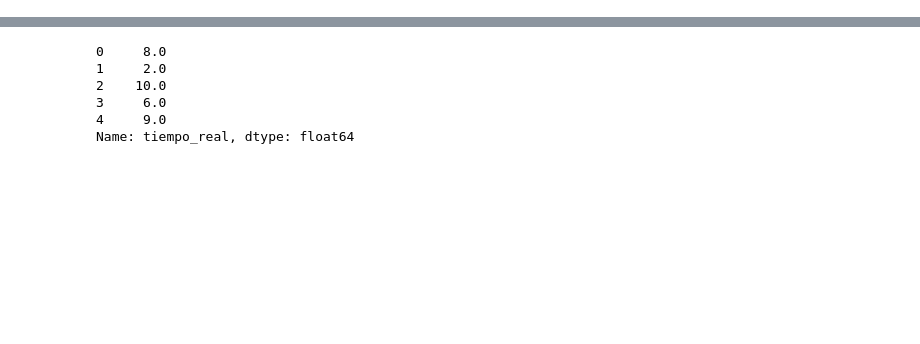
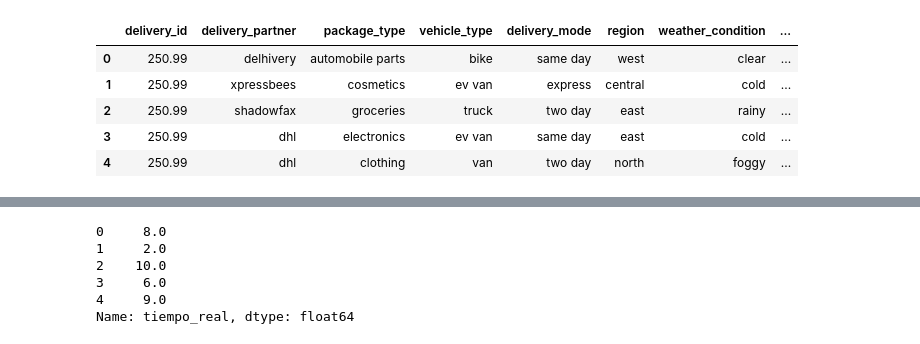
Before and after one commit to RodrigoGonzalez78/delivery-_logistics, a Jupyter notebook: notebooks/train.ipynb, the cells around one changed output, grey strips where cells are left out. Saved outputs shown, nothing was run; the diff lists cells and outputs as text; code cells hidden in the pictures; blank space fills up the shorter version.

```diff
--- a/notebooks/train.ipynb
+++ b/notebooks/train.ipynb
@@ -13,2 +16,11 @@ import seaborn as sns
 # %%
 df = pd.read_csv('data.csv')
+# %%
+df.head()
+# %% [output]
+|  | delivery_id | delivery_partner | package_type | vehicle_type | delivery_mode | region | weather_condition | ... |
+| 0 | 250.99 | delhivery | automobile parts | bike | same day | west | clear | ... |
+| 1 | 250.99 | xpressbees | cosmetics | ev van | express | central | cold | ... |
+| 2 | 250.99 | shadowfax | groceries | truck | two day | east | rainy | ... |
+| 3 | 250.99 | dhl | electronics | ev van | same day | east | cold | ... |
+| 4 | 250.99 | dhl | clothing | van | two day | north | foggy | ... |
```
Also changed, not shown: parts of 32 cells of this notebook, 10 other files.
